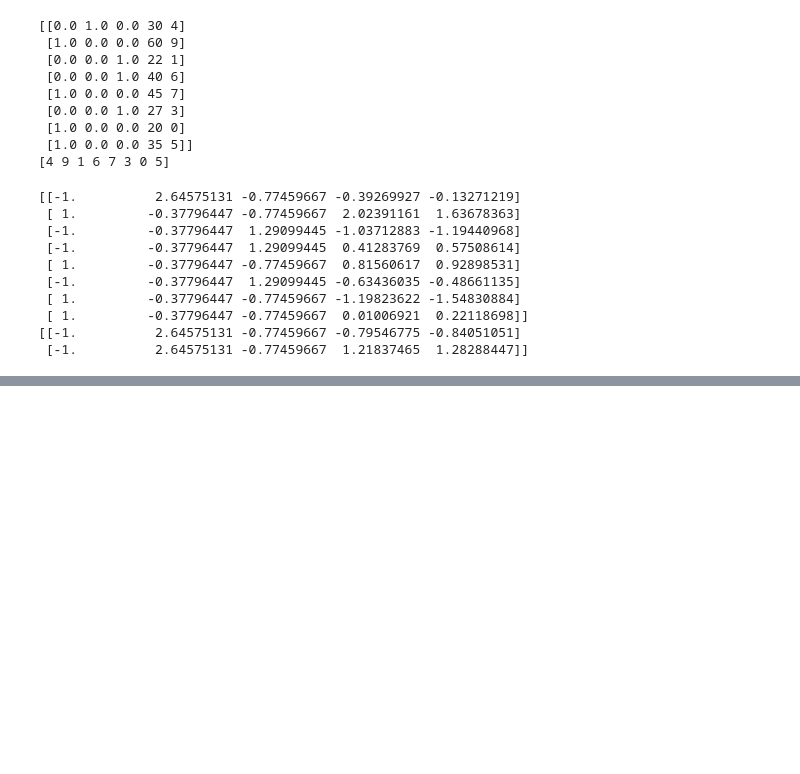
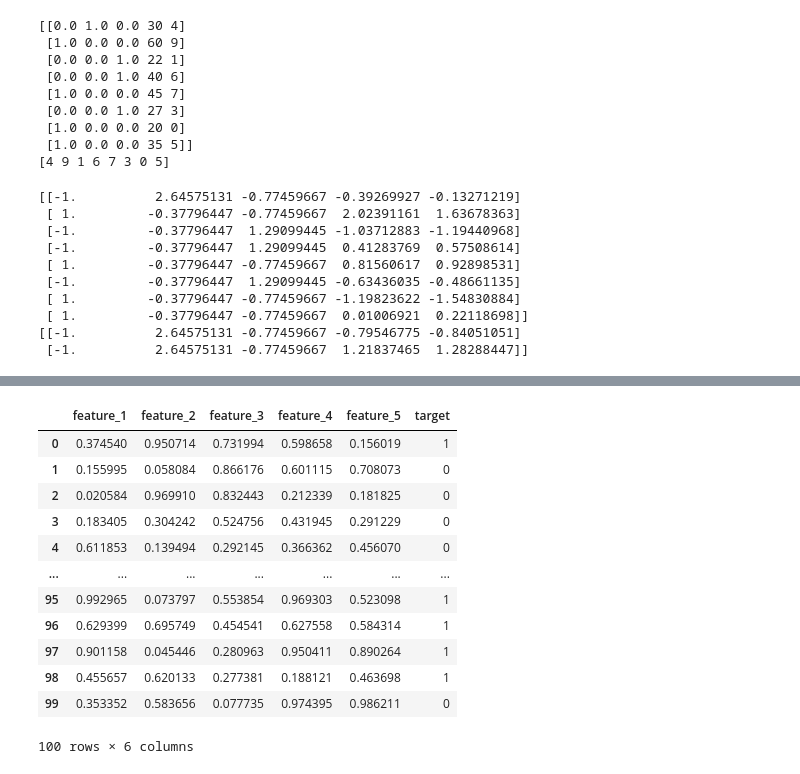
Before and after one commit to Prashantkr57/Python-for-Data-Analyst, a Jupyter notebook: Python_for_Data_Analyst.ipynb, the cells around one changed output, grey strips where cells are left out. Drawn from its saved outputs; the diff is of its cells as text; code cells hidden in the pictures; blank space fills up the shorter version.

```diff
--- a/Python_for_Data_Analyst.ipynb
+++ b/Python_for_Data_Analyst.ipynb
@@ -740,0 +759,22 @@ print(X_test)
+# %%
+# Generate random data
+np.random.seed(42)
+X = np.random.rand(100, 5)
+y = np.random.randint(0, 2, 100)
+df = pd.DataFrame(X, columns=['feature_1', 'feature_2', 'feature_3', 'feature_4', 'feature_5'])
+df['target'] = y
+df
+# %% [output]
+|  | feature_1 | feature_2 | feature_3 | feature_4 | feature_5 | target |
+| 0 | 0.374540 | 0.950714 | 0.731994 | 0.598658 | 0.156019 | 1 |
+| 1 | 0.155995 | 0.058084 | 0.866176 | 0.601115 | 0.708073 | 0 |
+| 2 | 0.020584 | 0.969910 | 0.832443 | 0.212339 | 0.181825 | 0 |
+| 3 | 0.183405 | 0.304242 | 0.524756 | 0.431945 | 0.291229 | 0 |
+| 4 | 0.611853 | 0.139494 | 0.292145 | 0.366362 | 0.456070 | 0 |
+| ... | ... | ... | ... | ... | ... | ... |
+| 95 | 0.992965 | 0.073797 | 0.553854 | 0.969303 | 0.523098 | 1 |
+| 96 | 0.629399 | 0.695749 | 0.454541 | 0.627558 | 0.584314 | 1 |
+| 97 | 0.901158 | 0.045446 | 0.280963 | 0.950411 | 0.890264 | 1 |
+| 98 | 0.455657 | 0.620133 | 0.277381 | 0.188121 | 0.463698 | 1 |
+| 99 | 0.353352 | 0.583656 | 0.077735 | 0.974395 | 0.986211 | 0 |
+100 rows × 6 columns
```
Also changed, not shown: parts of 9 cells of this notebook.
